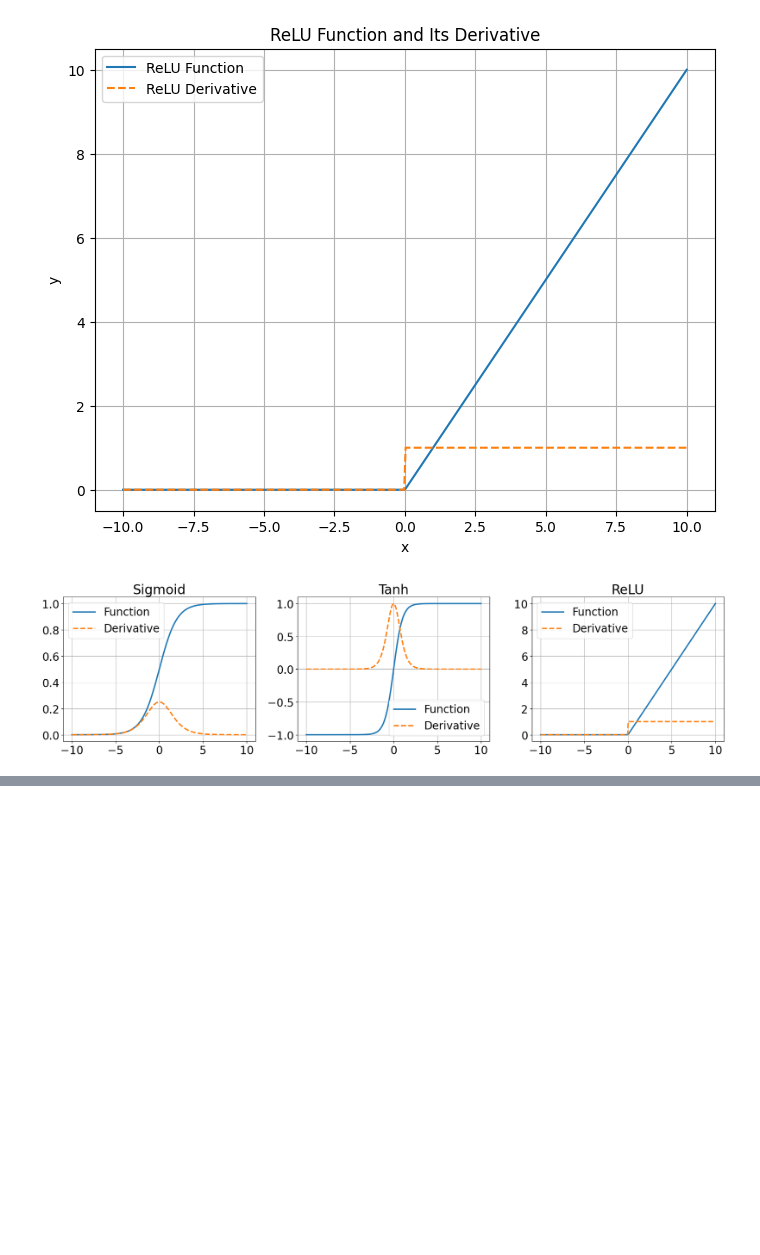
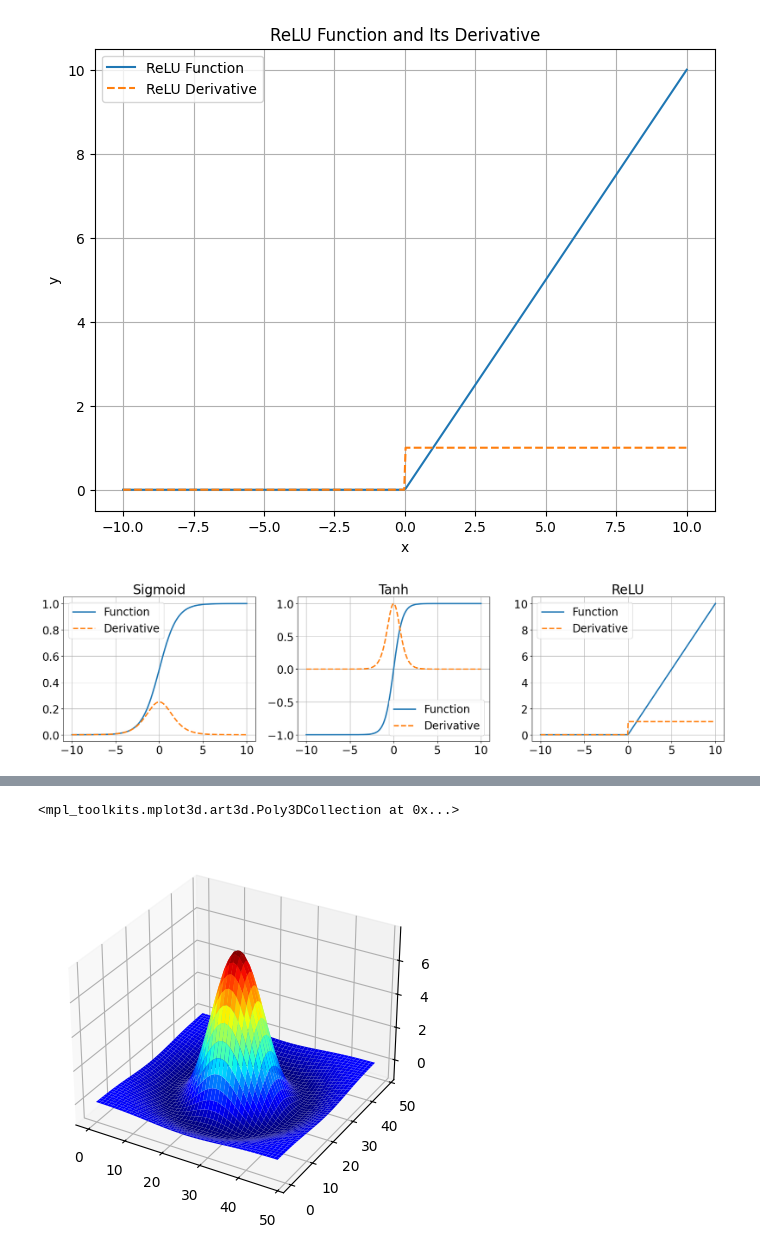
Before and after one commit to jarix/Python_Snippets, a Jupyter notebook: matplotlib_101.ipynb, the cells around one changed output, grey strips where cells are left out. Drawn from its saved outputs; the diff is of its cells as text; code cells hidden in the pictures; blank space fills up the shorter version.

```diff
--- a/matplotlib_101.ipynb
+++ b/matplotlib_101.ipynb
@@ -460,0 +494,7 @@ plt.show()
+# %%
+# Surface Plot
+ax = plt.axes(projection='3d')
+ax.plot_surface(X2, Y2, Z2, cmap='jet')
+# %% [output]
+<mpl_toolkits.mplot3d.art3d.Poly3DCollection at 0x...>
+[figure, added]
```
Also changed, not shown: parts of 10 cells of this notebook.
